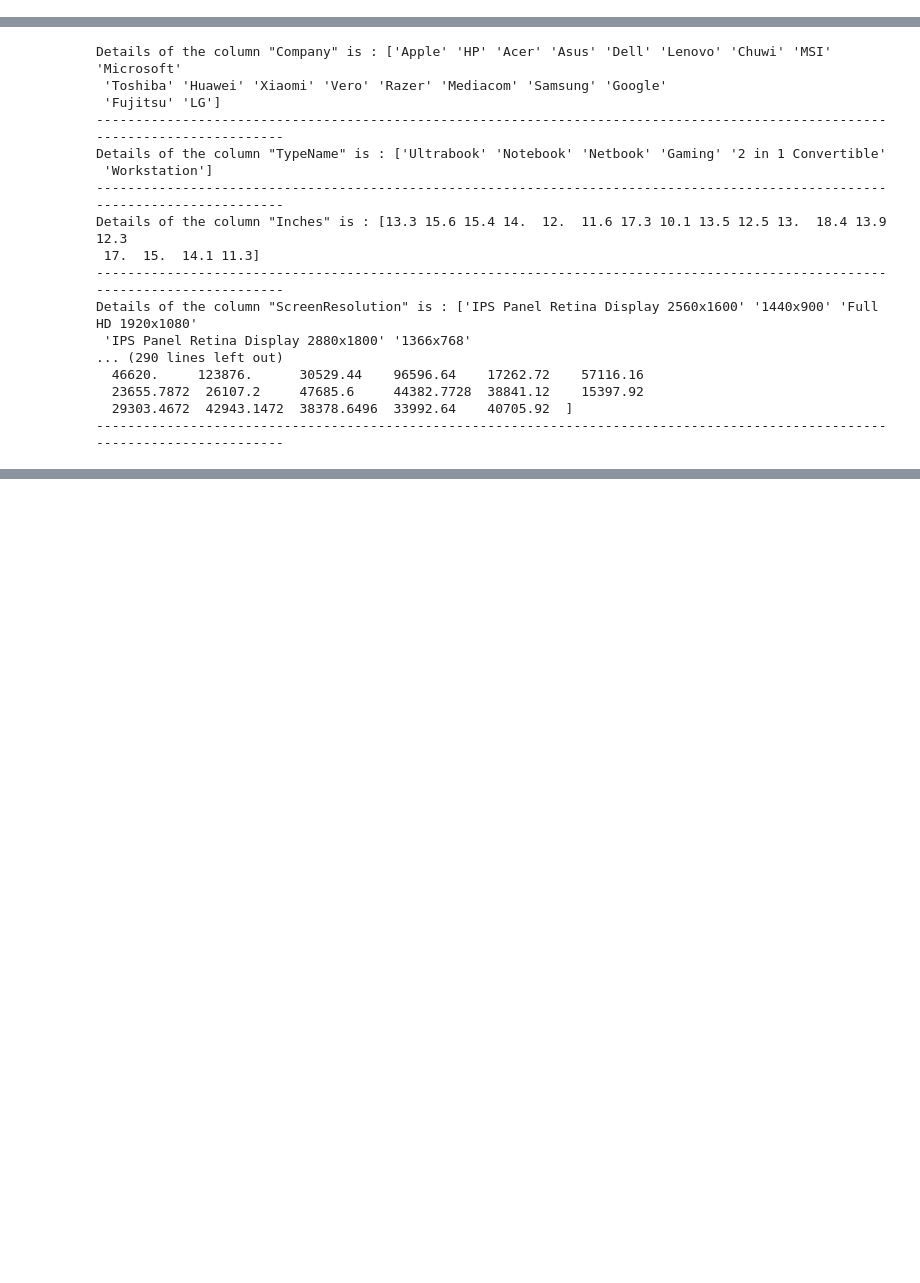
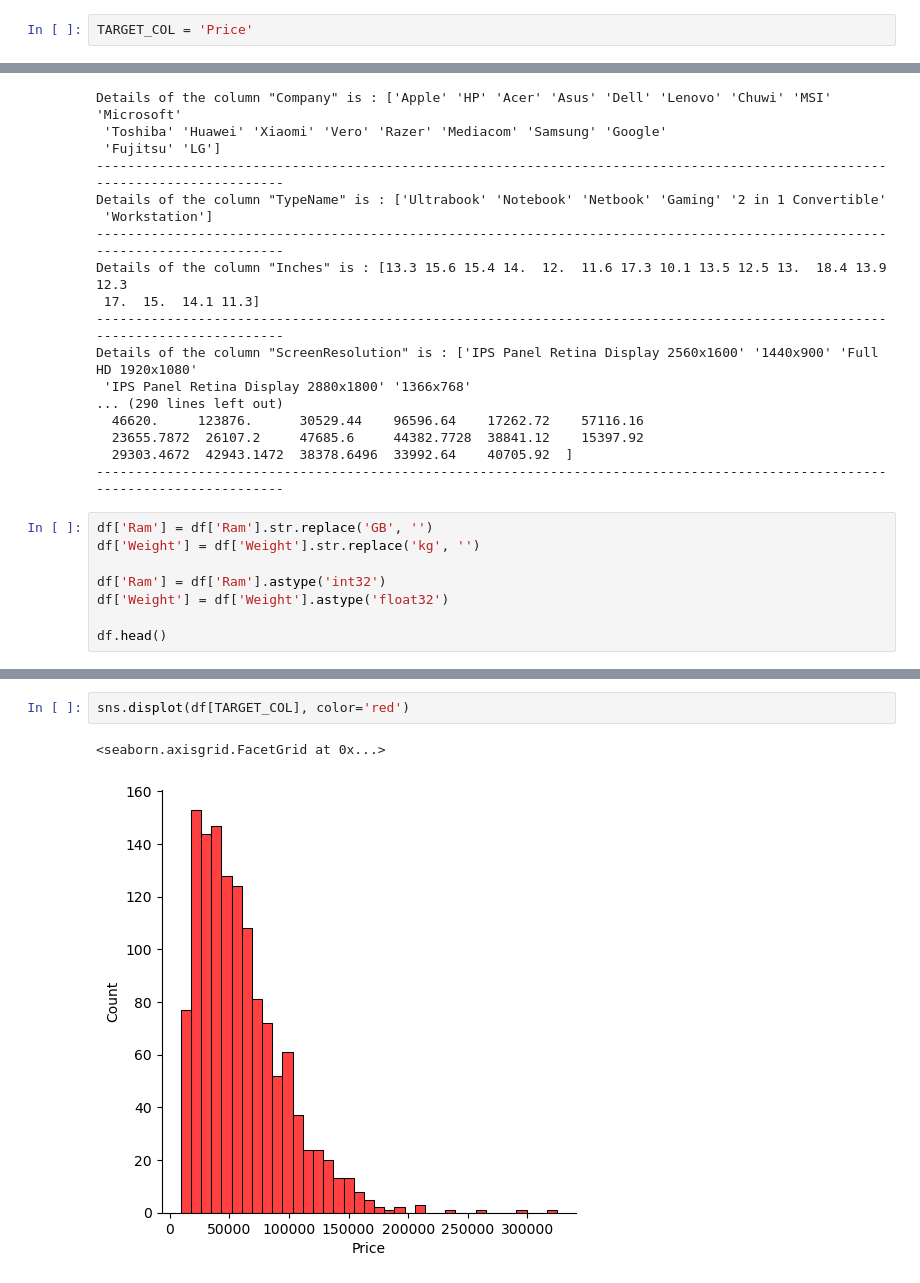
Before and after one commit to devloopcode/laptop_price_predictor, a Jupyter notebook: laptop_price_predicted.ipynb, the cells around one changed output, grey strips where cells are left out. Drawn from its saved outputs; the diff is of its cells as text; blank space fills up the shorter version.

```diff
--- a/laptop_price_predicted.ipynb
+++ b/laptop_price_predicted.ipynb
@@ -3,6 +3,8 @@ import pandas as pd
 import numpy as np
 import seaborn as sns
 import matplotlib.pyplot as plt
+# %%
+TARGET_COL = 'Price'
 # %%
 df = pd.read_csv("laptop_data.csv")
 # %%
@@ -114,3 +116,11 @@ Details of the column "ScreenResolution" is : ['IPS Panel Retina Display 2560x16
   23655.7872  26107.2     47685.6     44382.7728  38841.12    15397.92
   29303.4672  42943.1472  38378.6496  33992.64    40705.92  ]
 -----------------------------------------------------------------------------------------------------------------------------
+# %%
+df['Ram'] = df['Ram'].str.replace('GB', '')
+df['Weight'] = df['Weight'].str.replace('kg', '')
+
+df['Ram'] = df['Ram'].astype('int32')
+df['Weight'] = df['Weight'].astype('float32')
+
+df.head()
@@ -116,0 +155,5 @@ Details of the column "ScreenResolution" is : ['IPS Panel Retina Display 2560x16
+# %%
+sns.displot(df[TARGET_COL], color='red')
+# %% [output]
+<seaborn.axisgrid.FacetGrid at 0x...>
+[figure, added]
```
Also changed, not shown: parts of 5 cells of this notebook, 1 other file.
